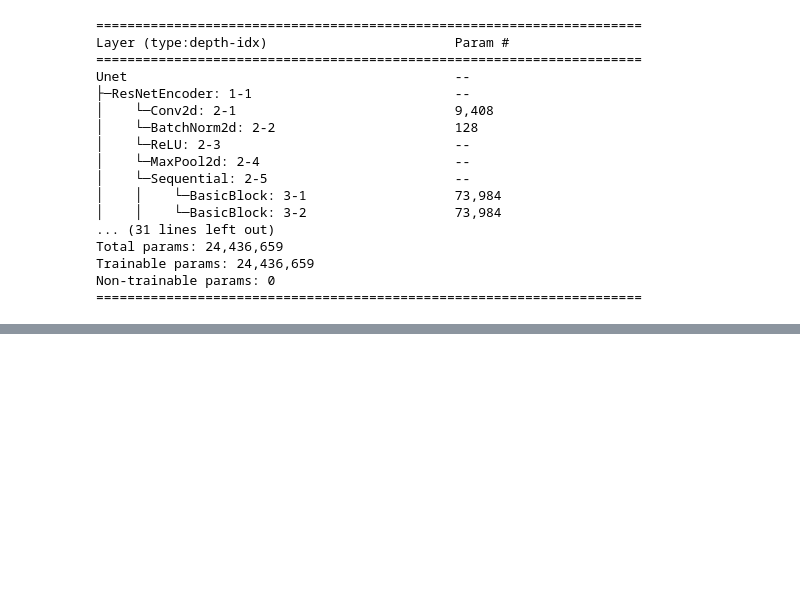
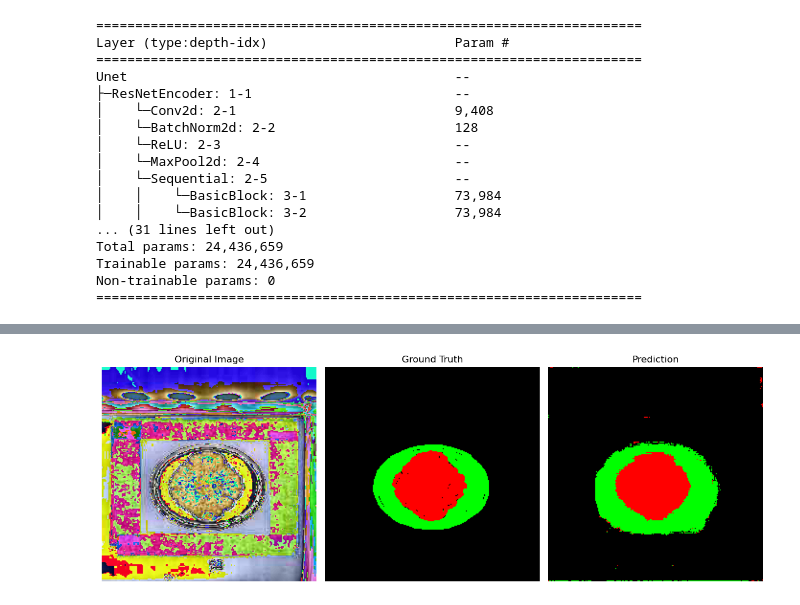
Before and after one commit to YBTaro/PathoArea, a Jupyter notebook: Model.ipynb, the cells around one changed output, grey strips where cells are left out. Saved outputs shown, nothing was run; the diff lists cells and outputs as text; code cells hidden in the pictures; blank space fills up the shorter version.

Commit message:
visualization

```diff
--- a/Model.ipynb
+++ b/Model.ipynb
@@ -83,7 +86,8 @@ image_transform = T.Compose([
 # %%
 # 轉換 mask 成 tensor
 mask_transform = T.Compose([
-    T.ToTensor()
+    T.PILToTensor(),
+    T.Lambda(lambda x: x.squeeze().long())
 ])
 # %%
 # 建立 Dataset
@@ -119,7 +123,7 @@ for epoch in range(10):
     total_loss = 0
     for imgs, masks in dataloader:
         imgs = imgs.to(device)
-        masks = masks.long().squeeze(1).to(device)  # 轉回 int 類型 + squeeze channel
+        masks = masks.long().squeeze(1).to(device)
 
         outputs = model(imgs)
         loss = loss_fn(outputs, masks)
@@ -130,6 +134,7 @@ for epoch in range(10):
 
         total_loss += loss.item()
 
+    model.eval()
     with torch.inference_mode():
         val_loss = 0
         val_acc = 0
@@ -164,0 +256,29 @@ Epoch [10], Accuracy: 0.9640, Loss: 0.8247
+# %%
+def showCompare(index):
+    image, label = dataset[index]
+    image = image.to(device).unsqueeze(0)
+
+    # predict
+    model.eval()
+    with torch.no_grad():
+        output = model(image)
+        pred = torch.argmax(output, dim=1)
+
+
+
+
+
+
+    # define class color
+    class_colors = {
+        0: (0, 0, 0),       # background - black
+        1: (255, 0, 0),     # pathogen - red
+        2: (0, 255, 0),     # petri dish - green
+    }
+
+    # visualize
+    visualize_simple(image.squeeze(0), pred.squeeze(0), label, class_colors)
+# %%
+showCompare(1)
+# %% [output]
+[figure, added]
```
Also changed, not shown: parts of 11 cells of this notebook, 1 other file.
